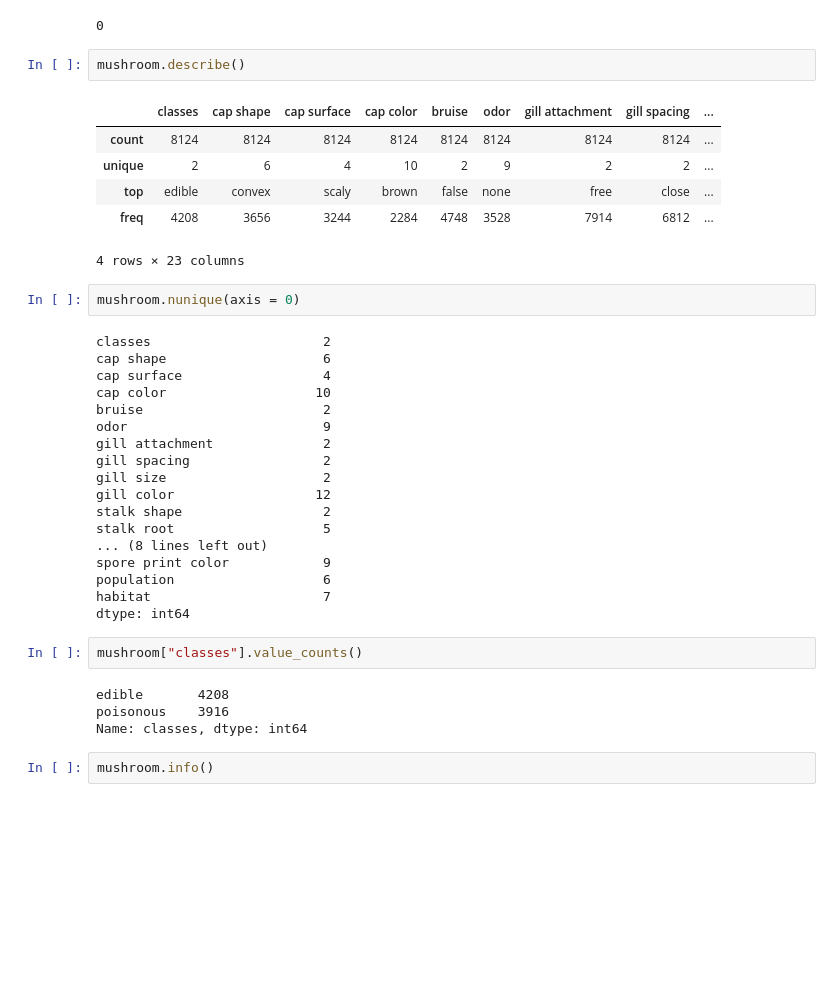
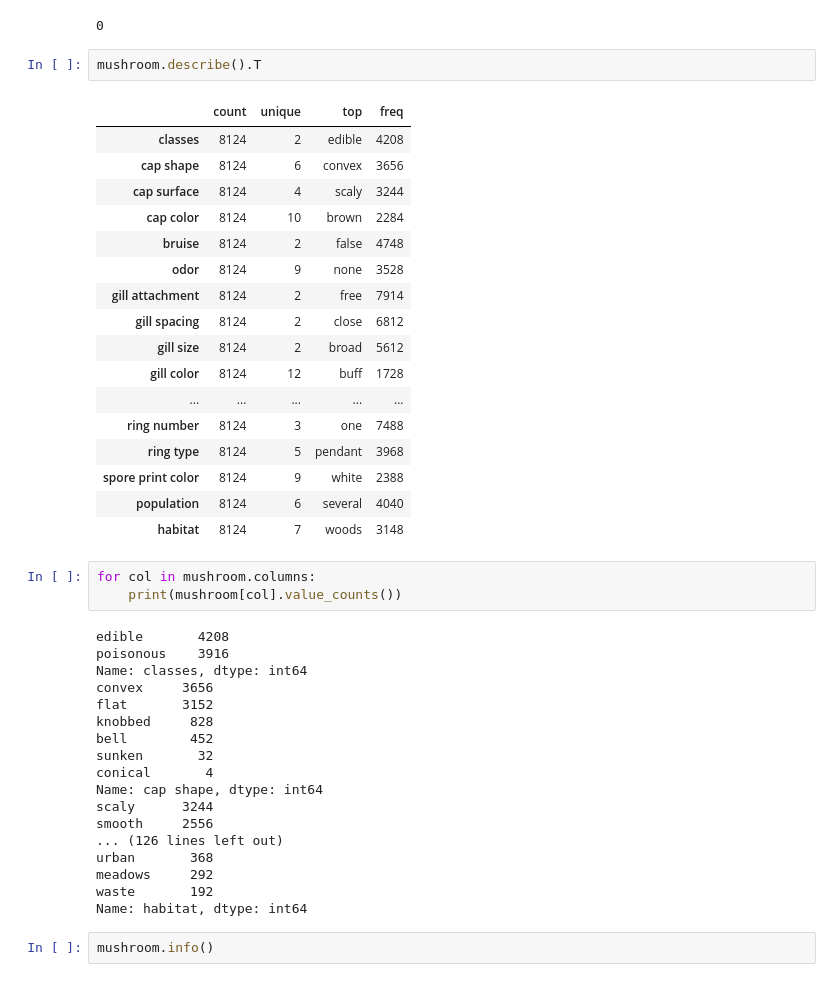
Before and after one commit to alecfei/gilled-mushrooms, a Jupyter notebook: mushroom.ipynb, the cells around one changed output. Drawn from its saved outputs; the diff is of its cells as text; blank space fills up the shorter version.

```diff
--- a/mushroom.ipynb
+++ b/mushroom.ipynb
@@ -112,40 +117,46 @@ mushroom.duplicated().sum()
 # %% [output]
 0
 # %%
-mushroom.describe()
+mushroom.describe().T
 # %% [output]
-|  | classes | cap shape | cap surface | cap color | bruise | odor | gill attachment | gill spacing | ... |
-| count | 8124 | 8124 | 8124 | 8124 | 8124 | 8124 | 8124 | 8124 | ... |
-| unique | 2 | 6 | 4 | 10 | 2 | 9 | 2 | 2 | ... |
-| top | edible | convex | scaly | brown | false | none | free | close | ... |
-| freq | 4208 | 3656 | 3244 | 2284 | 4748 | 3528 | 7914 | 6812 | ... |
+|  | count | unique | top | freq |
+| classes | 8124 | 2 | edible | 4208 |
+| cap shape | 8124 | 6 | convex | 3656 |
+| cap surface | 8124 | 4 | scaly | 3244 |
+| cap color | 8124 | 10 | brown | 2284 |
+| bruise | 8124 | 2 | false | 4748 |
+| odor | 8124 | 9 | none | 3528 |
+| gill attachment | 8124 | 2 | free | 7914 |
+| gill spacing | 8124 | 2 | close | 6812 |
+| gill size | 8124 | 2 | broad | 5612 |
+| gill color | 8124 | 12 | buff | 1728 |
+| ... | ... | ... | ... | ... |
+| ring number | 8124 | 3 | one | 7488 |
+| ring type | 8124 | 5 | pendant | 3968 |
+| spore print color | 8124 | 9 | white | 2388 |
+| population | 8124 | 6 | several | 4040 |
+| habitat | 8124 | 7 | woods | 3148 |
-4 rows × 23 columns
-# %%
-mushroom.nunique(axis = 0)
-# %% [output]
-classes                      2
-cap shape                    6
-cap surface                  4
-cap color                   10
-bruise                       2
-odor                         9
-gill attachment              2
-gill spacing                 2
-gill size                    2
-gill color                  12
-stalk shape                  2
-stalk root                   5
-... (8 lines left out)
-spore print color            9
-population                   6
-habitat                      7
-dtype: int64
-# %%
-mushroom["classes"].value_counts()
-# %% [output]
-edible       4208
-poisonous    3916
-Name: classes, dtype: int64
+# %%
+for col in mushroom.columns:
+    print(mushroom[col].value_counts())
+# %% [output]
+edible       4208
+poisonous    3916
+Name: classes, dtype: int64
+convex     3656
+flat       3152
+knobbed     828
+bell        452
+sunken       32
+conical       4
+Name: cap shape, dtype: int64
+scaly      3244
+smooth     2556
+... (126 lines left out)
+urban       368
+meadows     292
+waste       192
+Name: habitat, dtype: int64
 # %%
 mushroom.info()
 # %% [output]
```
Also changed, not shown: parts of 4 cells of this notebook, 1 other file.
